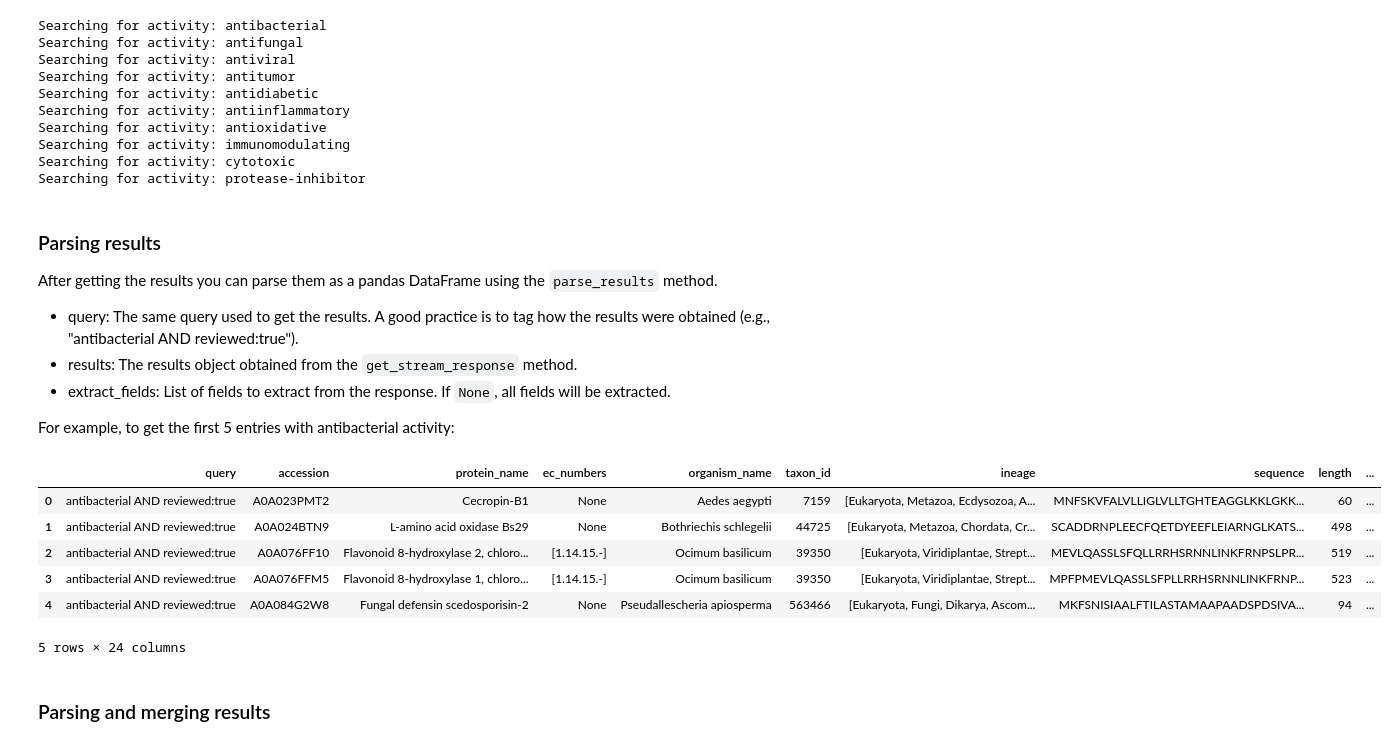
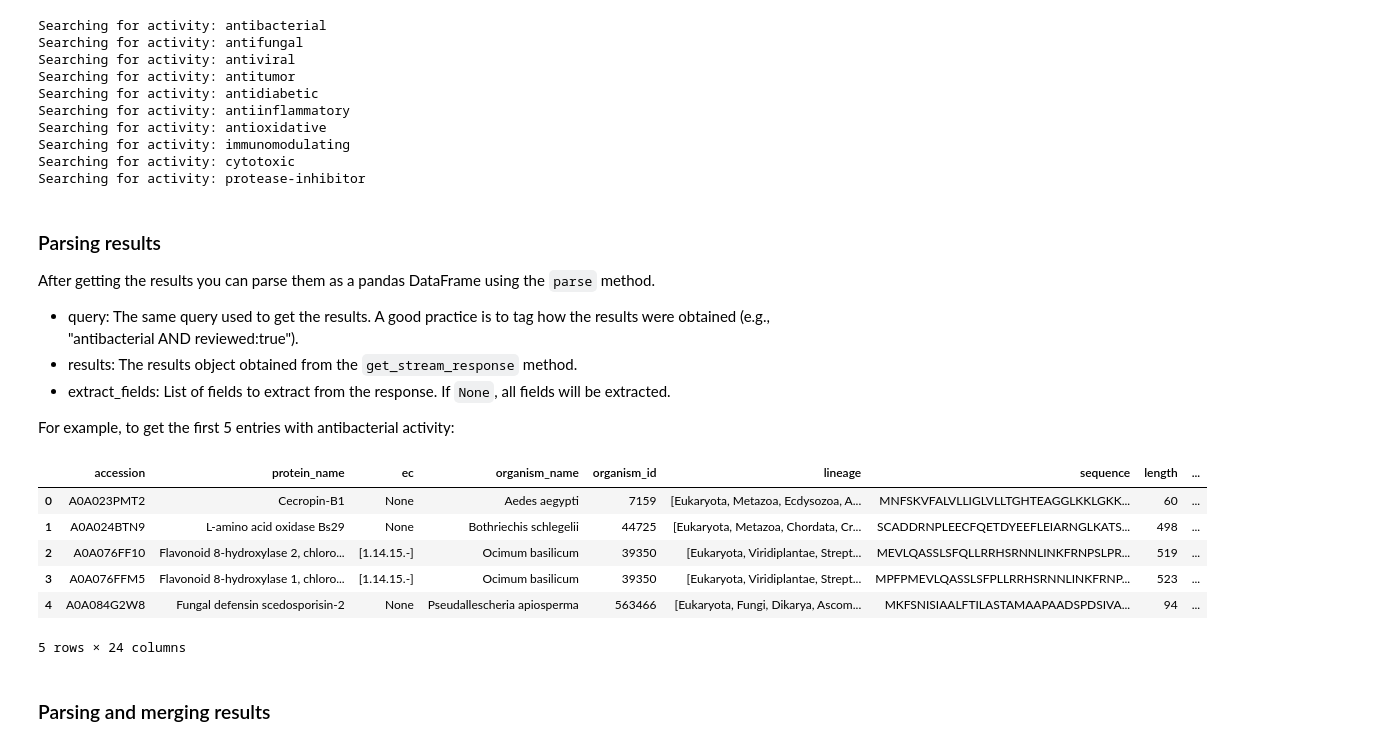
Before and after one commit to kren-ai-lab/silk-route, a Jupyter notebook: examples/activity_search_demo.ipynb, the cells around one changed output. Saved outputs shown, nothing was run; the diff lists cells and outputs as text; code cells hidden in the pictures.

```diff
--- a/examples/activity_search_demo.ipynb
+++ b/examples/activity_search_demo.ipynb
@@ -45,7 +45,7 @@ This step will take a few seconds to complete.
 results = {}
 for activity in activities:
     print(f"Searching for activity: {activity}")
-    response = instance.submit_stream(
+    response, _ = instance.submit_stream(
         query=f"{activity} AND reviewed:true",
         fields=fields,
         sort=sort,
@@ -66,24 +66,26 @@ Searching for activity: cytotoxic
 Searching for activity: protease-inhibitor
 # %% [markdown]
 ### Parsing results
-After getting the results you can parse them as a pandas DataFrame using the `parse_results` method.
+After getting the results you can parse them as a pandas DataFrame using the `parse` method.
 - query: The same query used to get the results. A good practice is to tag how the results were obtained (e.g., "antibacterial AND reviewed:true").
 - results: The results object obtained from the `get_stream_response` method.
 - extract_fields: List of fields to extract from the response. If `None`, all fields will be extracted.
 
 For example, to get the first 5 entries with antibacterial activity:
 # %%
-instance.parse_results(
+parsed, _ = instance.parse(
     results=results["antibacterial"],
-    extract_fields=None
-).head(5)
+    extract_fields=None,
+    format="dataframe",
+)
+parsed.head(5)
 # %% [output]
-|  | query | accession | protein_name | ec_numbers | organism_name | taxon_id | ineage | sequence | length | ... |
-| 0 | antibacterial AND reviewed:true | A0A023PMT2 | Cecropin-B1 | None | Aedes aegypti | 7159 | [Eukaryota, Metazoa, Ecdysozoa, A... | MNFSKVFALVLLIGLVLLTGHTEAGGLKKLGKK... | 60 | ... |
-| 1 | antibacterial AND reviewed:true | A0A024BTN9 | L-amino acid oxidase Bs29 | None | Bothriechis schlegelii | 44725 | [Eukaryota, Metazoa, Chordata, Cr... | SCADDRNPLEECFQETDYEEFLEIARNGLKATS... | 498 | ... |
-| 2 | antibacterial AND reviewed:true | A0A076FF10 | Flavonoid 8-hydroxylase 2, chloro... | [1.14.15.-] | Ocimum basilicum | 39350 | [Eukaryota, Viridiplantae, Strept... | MEVLQASSLSFQLLRRHSRNNLINKFRNPSLPR... | 519 | ... |
-| 3 | antibacterial AND reviewed:true | A0A076FFM5 | Flavonoid 8-hydroxylase 1, chloro... | [1.14.15.-] | Ocimum basilicum | 39350 | [Eukaryota, Viridiplantae, Strept... | MPFPMEVLQASSLSFPLLRRHSRNNLINKFRNP... | 523 | ... |
-| 4 | antibacterial AND reviewed:true | A0A084G2W8 | Fungal defensin scedosporisin-2 | None | Pseudallescheria apiosperma | 563466 | [Eukaryota, Fungi, Dikarya, Ascom... | MKFSNISIAALFTILASTAMAAPAADSPDSIVA... | 94 | ... |
+|  | accession | protein_name | ec | organism_name | organism_id | lineage | sequence | length | ... |
+| 0 | A0A023PMT2 | Cecropin-B1 | None | Aedes aegypti | 7159 | [Eukaryota, Metazoa, Ecdysozoa, A... | MNFSKVFALVLLIGLVLLTGHTEAGGLKKLGKK... | 60 | ... |
+| 1 | A0A024BTN9 | L-amino acid oxidase Bs29 | None | Bothriechis schlegelii | 44725 | [Eukaryota, Metazoa, Chordata, Cr... | SCADDRNPLEECFQETDYEEFLEIARNGLKATS... | 498 | ... |
+| 2 | A0A076FF10 | Flavonoid 8-hydroxylase 2, chloro... | [1.14.15.-] | Ocimum basilicum | 39350 | [Eukaryota, Viridiplantae, Strept... | MEVLQASSLSFQLLRRHSRNNLINKFRNPSLPR... | 519 | ... |
+| 3 | A0A076FFM5 | Flavonoid 8-hydroxylase 1, chloro... | [1.14.15.-] | Ocimum basilicum | 39350 | [Eukaryota, Viridiplantae, Strept... | MPFPMEVLQASSLSFPLLRRHSRNNLINKFRNP... | 523 | ... |
+| 4 | A0A084G2W8 | Fungal defensin scedosporisin-2 | None | Pseudallescheria apiosperma | 563466 | [Eukaryota, Fungi, Dikarya, Ascom... | MKFSNISIAALFTILASTAMAAPAADSPDSIVA... | 94 | ... |
 5 rows × 24 columns
 # %% [markdown]
 ### Parsing and merging results
```
Also changed, not shown: parts of 2 cells of this notebook, 36 other files.
